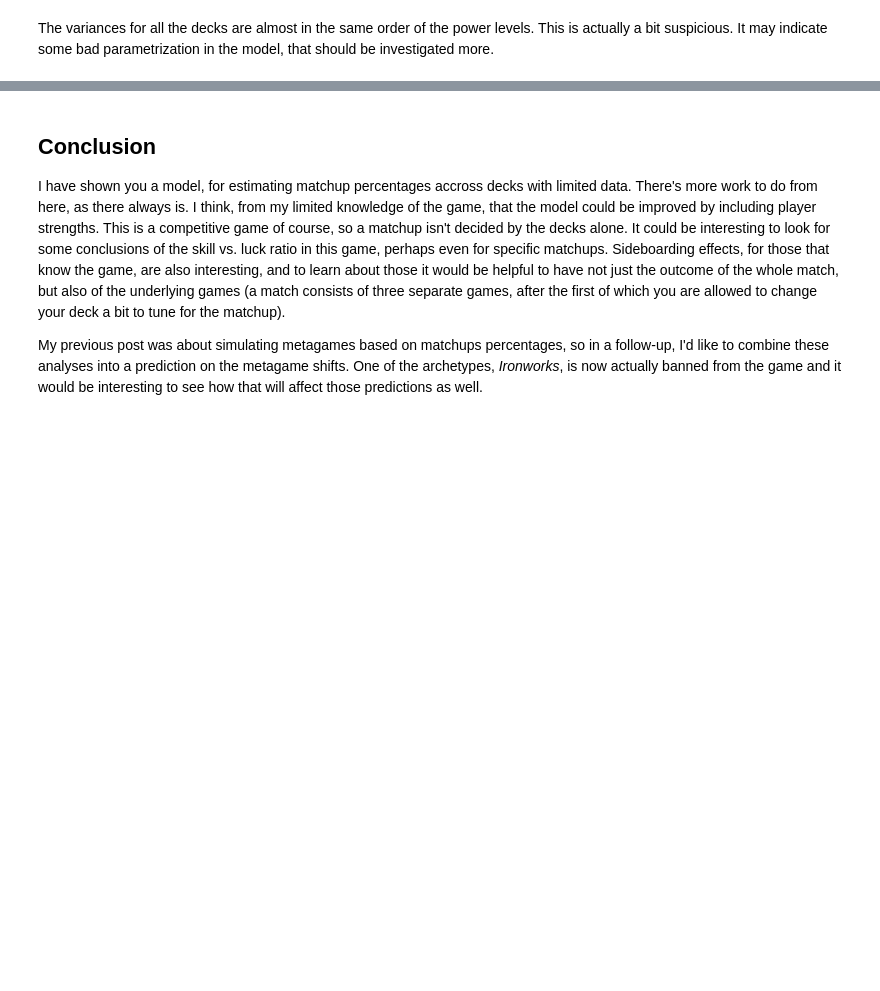
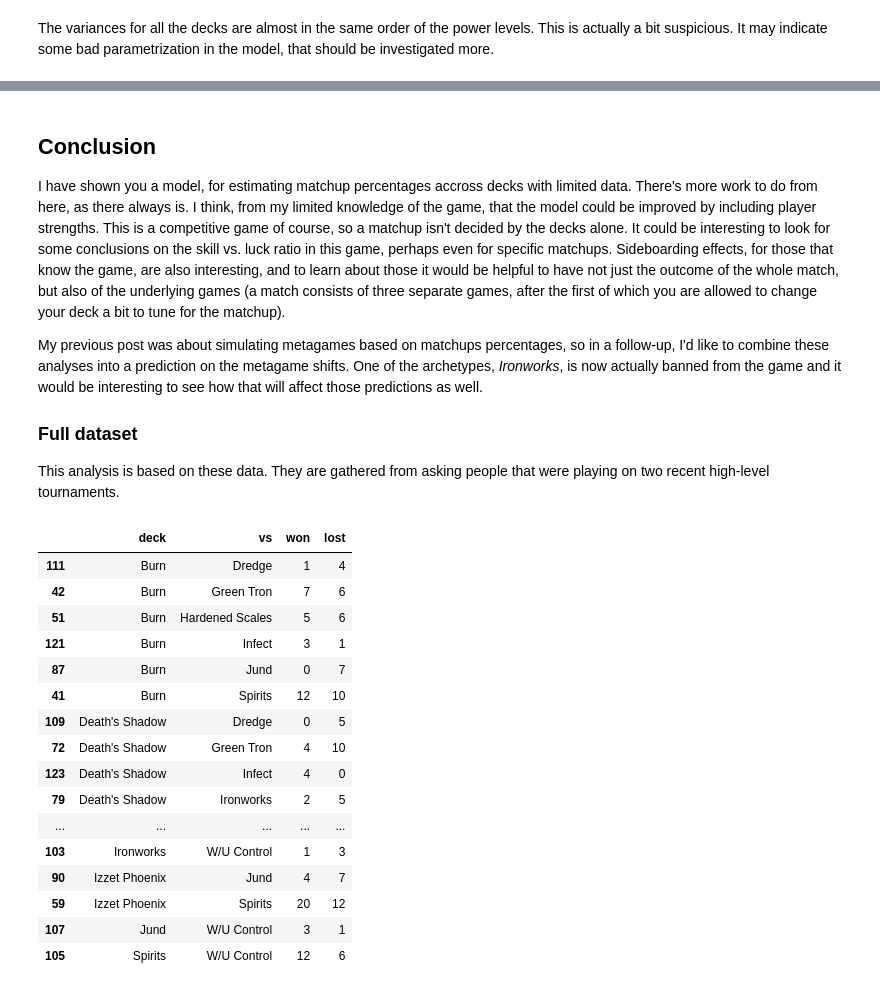
Before and after one commit to Gijs-Koot/mtg-matchup-analysis, a Jupyter notebook: stan_model.ipynb, the cells around one changed output, grey strips where cells are left out. Saved outputs shown, nothing was run; the diff lists cells and outputs as text; code cells hidden in the pictures; blank space fills up the shorter version.

```diff
--- a/stan_model.ipynb
+++ b/stan_model.ipynb
@@ -269,6 +266,30 @@ plt.title("Estimated variance in matchups including uncertainty");
 # %% [markdown]
 ## Conclusion
 
-I have shown you a model, for estimating matchup percentages accross decks with limited data. There's more work to do from here, as there always is. I think, from my limited knowledge of the game, that the model could be improved by including player strengths. This is a competitive game of course, so a matchup isn't decided by the decks alone. It could be interesting to look for some conclusions of the skill vs. luck ratio in this game, perhaps even for specific matchups. Sideboarding effects, for those that know the game, are also interesting, and to learn about those it would be helpful to have not just the outcome of the whole match, but also of the underlying games (a match consists of three separate games, after the first of which you are allowed to change your deck a bit to tune for the matchup).
+I have shown you a model, for estimating matchup percentages accross decks with limited data. There's more work to do from here, as there always is. I think, from my limited knowledge of the game, that the model could be improved by including player strengths. This is a competitive game of course, so a matchup isn't decided by the decks alone. It could be interesting to look for some conclusions on the skill vs. luck ratio in this game, perhaps even for specific matchups. Sideboarding effects, for those that know the game, are also interesting, and to learn about those it would be helpful to have not just the outcome of the whole match, but also of the underlying games (a match consists of three separate games, after the first of which you are allowed to change your deck a bit to tune for the matchup).
 
 My previous post was about simulating metagames based on matchups percentages, so in a follow-up, I'd like to combine these analyses into a prediction on the metagame shifts. One of the archetypes, _Ironworks_, is now actually banned from the game and it would be interesting to see how that will affect those predictions as well.
+
+### Full dataset
+
+This analysis is based on these data. They are gathered from asking people that were playing on two recent high-level tournaments.
+# %%
+mu
+# %% [output]
+|  | deck | vs | won | lost |
+| 111 | Burn | Dredge | 1 | 4 |
+| 42 | Burn | Green Tron | 7 | 6 |
+| 51 | Burn | Hardened Scales | 5 | 6 |
+| 121 | Burn | Infect | 3 | 1 |
+| 87 | Burn | Jund | 0 | 7 |
+| 41 | Burn | Spirits | 12 | 10 |
+| 109 | Death's Shadow | Dredge | 0 | 5 |
+| 72 | Death's Shadow | Green Tron | 4 | 10 |
+| 123 | Death's Shadow | Infect | 4 | 0 |
+| 79 | Death's Shadow | Ironworks | 2 | 5 |
+| ... | ... | ... | ... | ... |
+| 103 | Ironworks | W/U Control | 1 | 3 |
+| 90 | Izzet Phoenix | Jund | 4 | 7 |
+| 59 | Izzet Phoenix | Spirits | 20 | 12 |
+| 107 | Jund | W/U Control | 3 | 1 |
+| 105 | Spirits | W/U Control | 12 | 6 |
```
Also changed, not shown: parts of 15 cells of this notebook.
